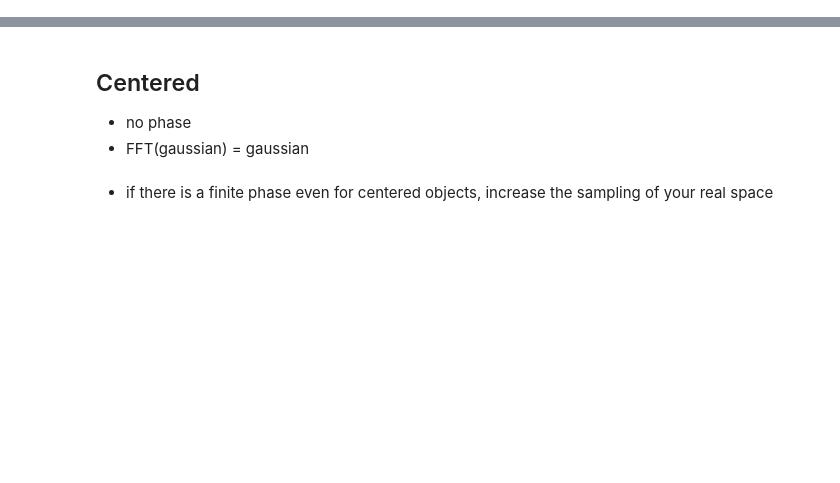
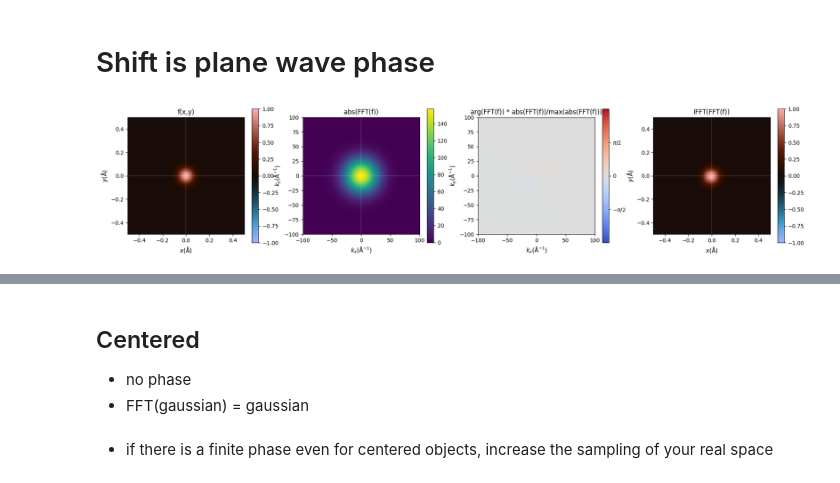
Before and after one commit to liborsold/fft_electronic_spin_density, a Jupyter notebook: fft_examples.ipynb, the cells around one changed output, grey strips where cells are left out. Cells and saved outputs as stored; diff of their text form; code cells hidden in the pictures; blank space fills up the shorter version.

```diff
--- a/fft_examples.ipynb
+++ b/fft_examples.ipynb
@@ -131,3 +134,21 @@ def plot(f, F, X, Y, x_lim=None, kx_lim=None, interpolate_plot=False):
     # fig, ax = plt.subplots(1, 1, figsize=(6, 6))
     # ax.plot(f[:, Ny//2], label='f(x,0)')
     # plt.show()
+# %% [markdown]
+# Shift is plane wave phase
+# %%
+N = 1001
+x = np.linspace(-5, 5, N)
+y = np.linspace(-5, 5, N)
+X, Y = np.meshgrid(x, y)
+
+sigma = 0.1
+# %%
+dx_image = 0.0
+dy_image = 0.0
+
+f = gaussian(X, Y, dx_image, dy_image, sigma=0.5*sigma)
+F_amp, F_phase = fourier_transform(f)
+plot(f, (F_amp, F_phase), X, Y, x_lim=0.5, kx_lim=100)
+# %% [output]
+[figure, added]
```
Also changed, not shown: parts of 6 cells of this notebook.
